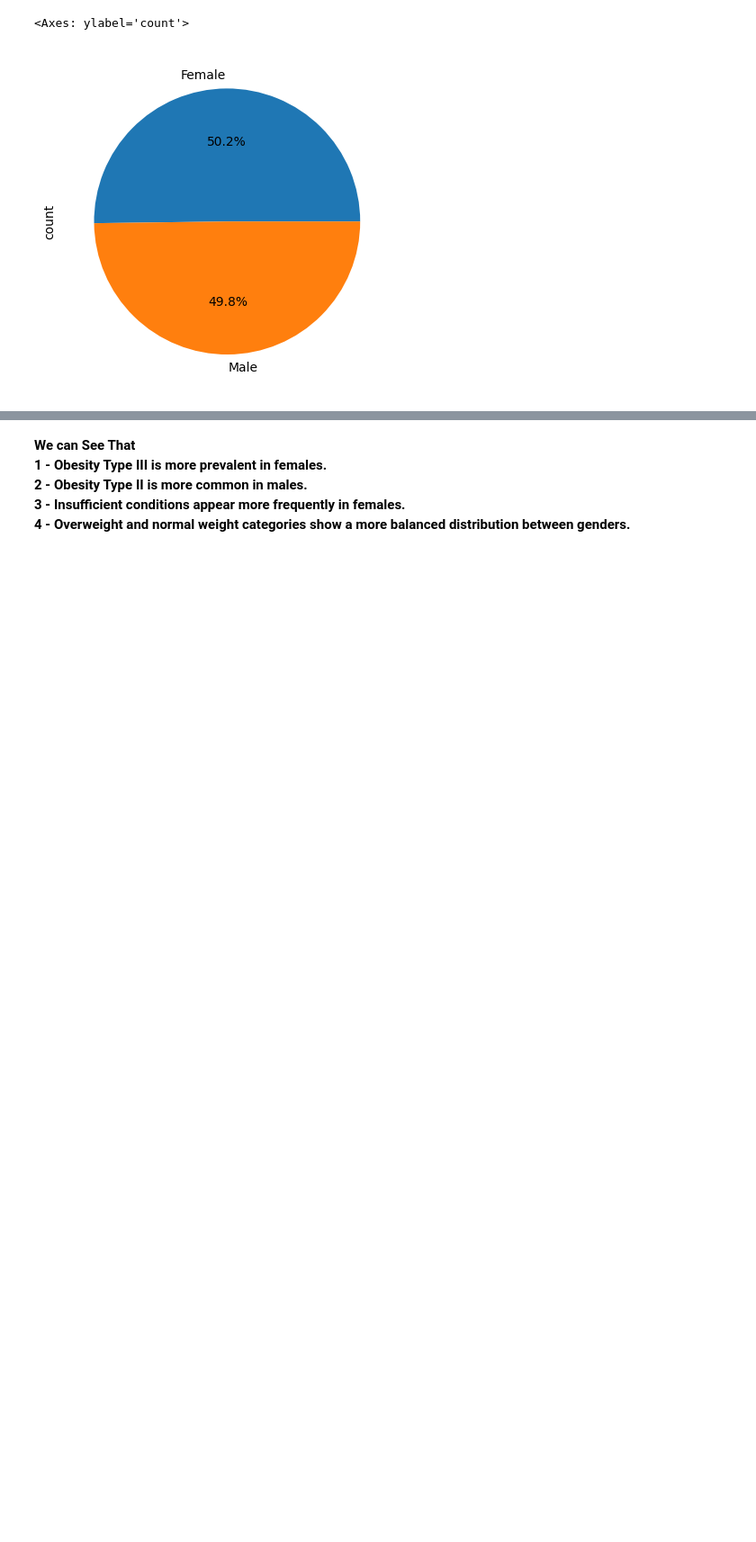
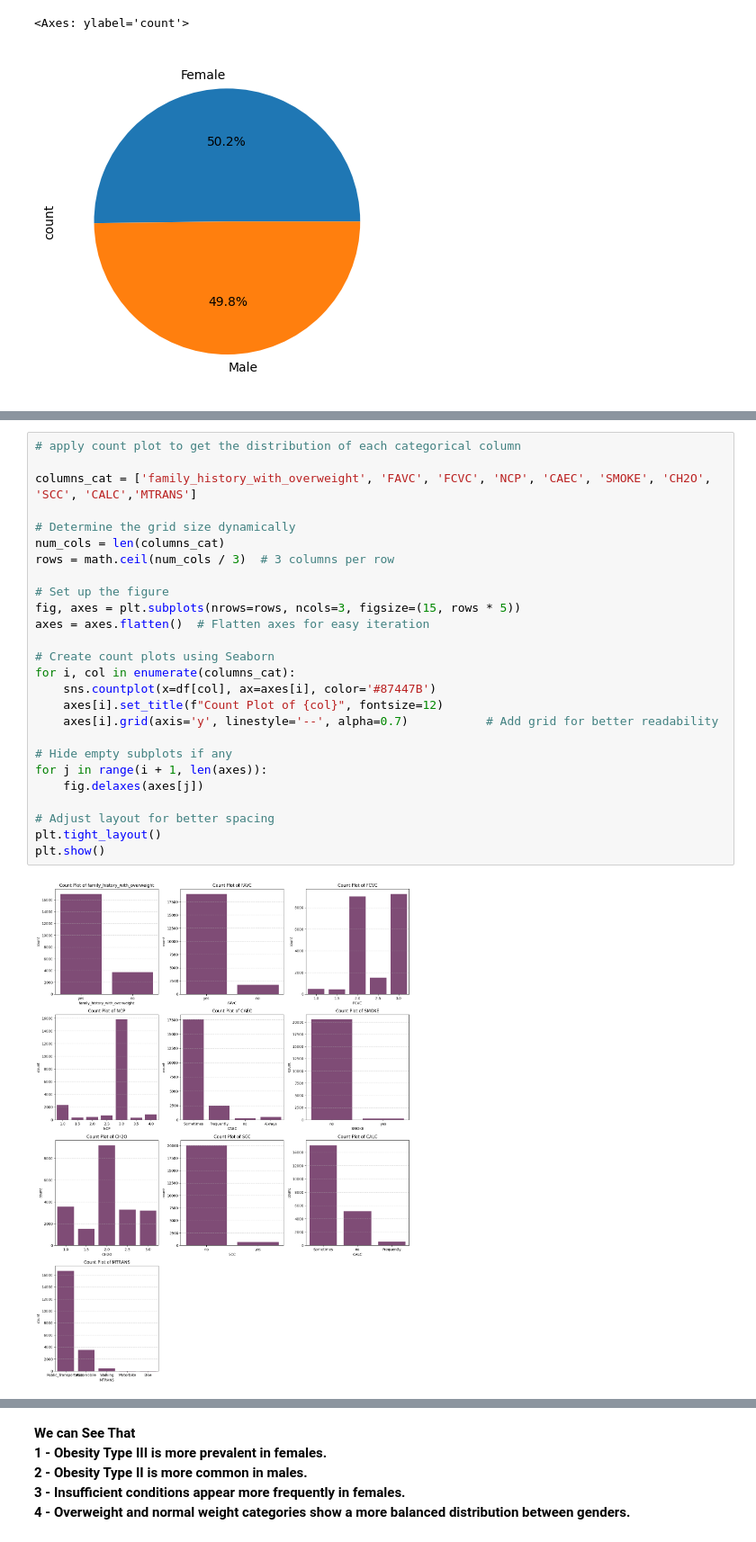
Before and after one commit to ali2yman/ML-Project-Obesity-Risk, a Jupyter notebook: notebooks/code.ipynb, the cells around one changed output, grey strips where cells are left out. Shown at 90% size. Drawn from its saved outputs; the diff is of its cells as text; blank space fills up the shorter version.

```diff
--- a/notebooks/code.ipynb
+++ b/notebooks/code.ipynb
@@ -191,0 +276,28 @@ plt.show()
+# %%
+# apply count plot to get the distribution of each categorical column
+
+columns_cat = ['family_history_with_overweight', 'FAVC', 'FCVC', 'NCP', 'CAEC', 'SMOKE', 'CH2O', 'SCC', 'CALC','MTRANS']
+
+# Determine the grid size dynamically
+num_cols = len(columns_cat)
+rows = math.ceil(num_cols / 3)  # 3 columns per row
+
+# Set up the figure
+fig, axes = plt.subplots(nrows=rows, ncols=3, figsize=(15, rows * 5))
+axes = axes.flatten()  # Flatten axes for easy iteration
+
+# Create count plots using Seaborn
+for i, col in enumerate(columns_cat):
+    sns.countplot(x=df[col], ax=axes[i], color='#87447B')
+    axes[i].set_title(f"Count Plot of {col}", fontsize=12)
+    axes[i].grid(axis='y', linestyle='--', alpha=0.7)           # Add grid for better readability
+
+# Hide empty subplots if any
+for j in range(i + 1, len(axes)):
+    fig.delaxes(axes[j])
+
+# Adjust layout for better spacing
+plt.tight_layout()
+plt.show()
+# %% [output]
+[figure, added]
```
Also changed, not shown: parts of 28 cells of this notebook.
